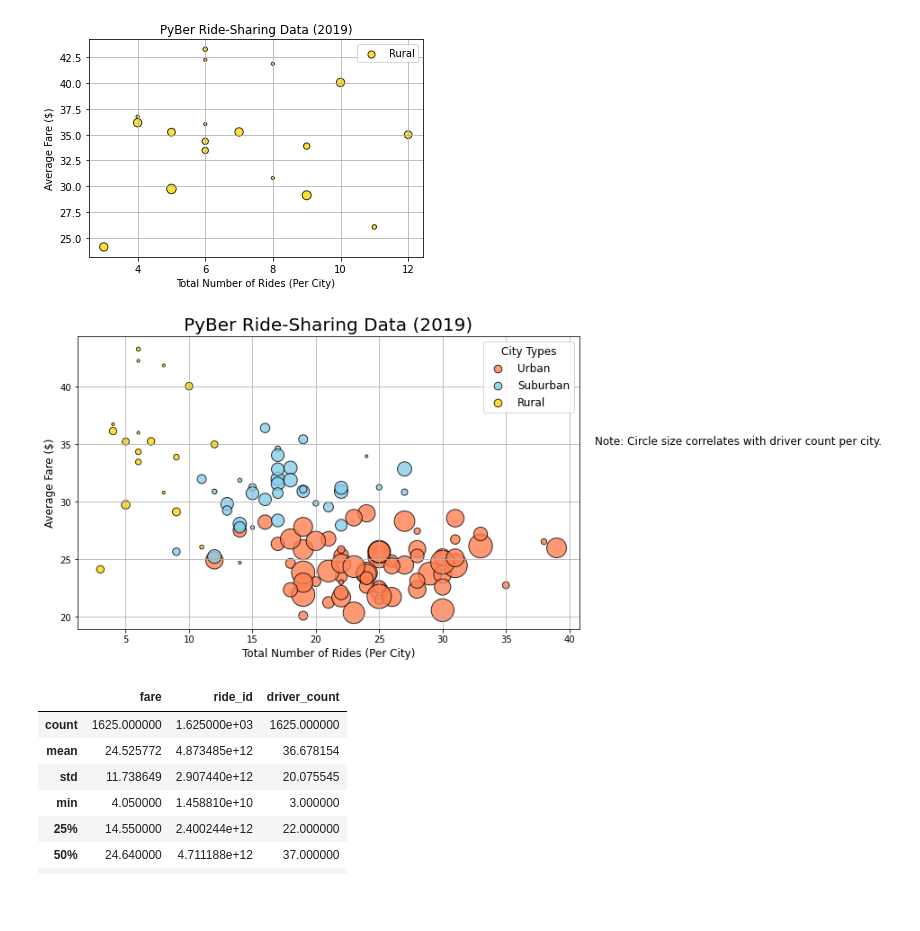
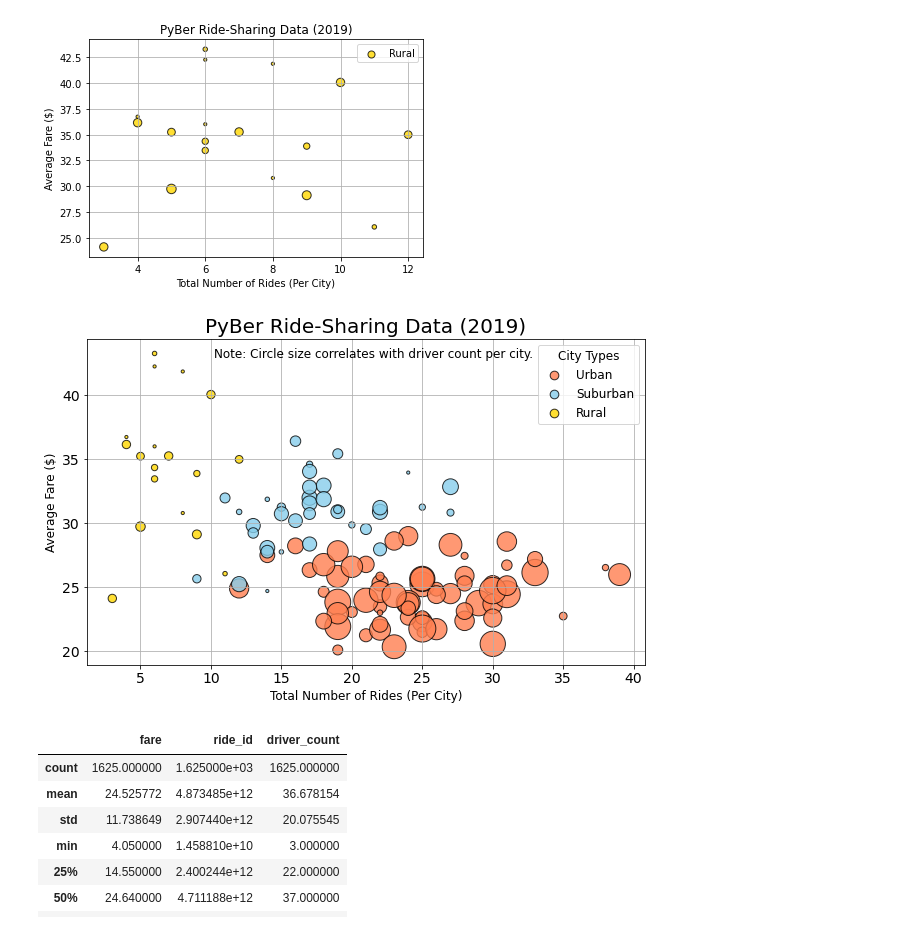
Before and after one commit to willenny/PyBer_Analysis, a Jupyter notebook: PyBer.ipynb, the cells around one changed output. Cells and saved outputs as stored; diff of their text form; code cells hidden in the pictures; blank space fills up the shorter version.

```diff
--- a/PyBer.ipynb
+++ b/PyBer.ipynb
@@ -269,35 +269,36 @@ plt.scatter(suburban_ride_count,
       alpha=0.8, label="Suburban")
 
 plt.scatter(rural_ride_count,
       rural_avg_fare,
       s=10*rural_driver_count, c="gold",
       edgecolor="black", linewidths=1,
       alpha=0.8, label="Rural")
 
 # Incorporate the other graph properties
 plt.title("PyBer Ride-Sharing Data (2019)", fontsize=20)
 plt.ylabel("Average Fare ($)", fontsize=12)
 plt.xlabel("Total Number of Rides (Per City)", fontsize=12)
 plt.grid(True)
 
 # Create a legend
 lgnd = plt.legend(fontsize="12", mode="Expanded",
          scatterpoints=1, loc="best", title="City Types")
 lgnd.legendHandles[0]._sizes = [75]
 lgnd.legendHandles[1]._sizes = [75]
 lgnd.legendHandles[2]._sizes = [75]
 lgnd.get_title().set_fontsize(12)
 
 # Incorporate a text label about circle size.
-plt.text(42, 35, "Note: Circle size correlates with driver count per city.", fontsize="12")
+plt.text(10.25, 43, "Note: Circle size correlates with driver count per city.", fontsize="12")
+# when including the not to the right of the graph, it was being cut off when saving the image.
 
 # Save the figure.
 plt.savefig("analysis/Fig1.png")
 
 # Show the plot
 plt.show()
 # %% [output]
-[figure, old version]
+[figure, new version]
 # %%
 # Get summary statistics.
 urban_cities_df.describe()
```
Also changed, not shown: parts of 1 cell of this notebook, 4 other files.
